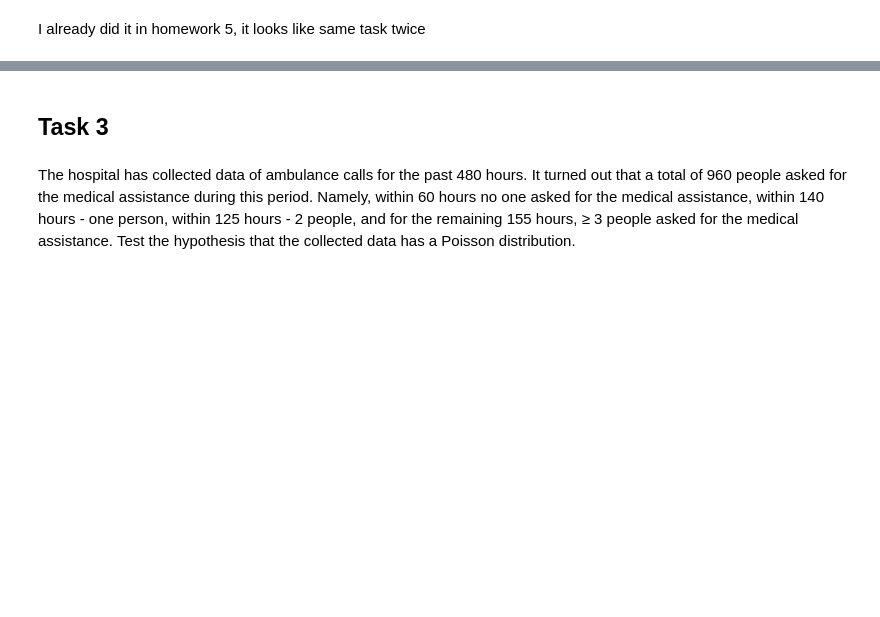
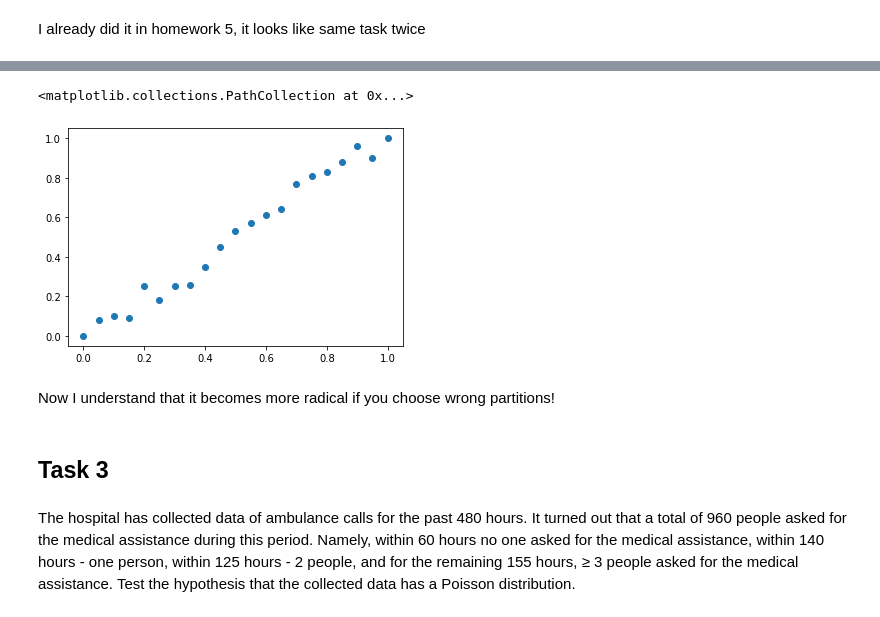
Before and after one commit to Dana0739/stats, a Jupyter notebook: homeworks/hw6.ipynb, the cells around one changed output, grey strips where cells are left out. Cells and saved outputs as stored; diff of their text form; code cells hidden in the pictures; blank space fills up the shorter version.

```diff
--- a/homeworks/hw6.ipynb
+++ b/homeworks/hw6.ipynb
@@ -355,3 +388,12 @@ I already did it in homework 5, it looks like same task twice
+# %%
+xs = np.arange(0, 1.05, 0.05)
+ys = check_alpha1_err2(3)
+plt.scatter(xs, ys)
+# %% [output]
+<matplotlib.collections.PathCollection at 0x...>
+[figure, added]
+# %% [markdown]
+Now I understand that it becomes more radical if you choose wrong partitions!
 # %% [markdown]
 ## Task 3
 # %% [markdown]
```
Also changed, not shown: parts of 38 cells of this notebook.
